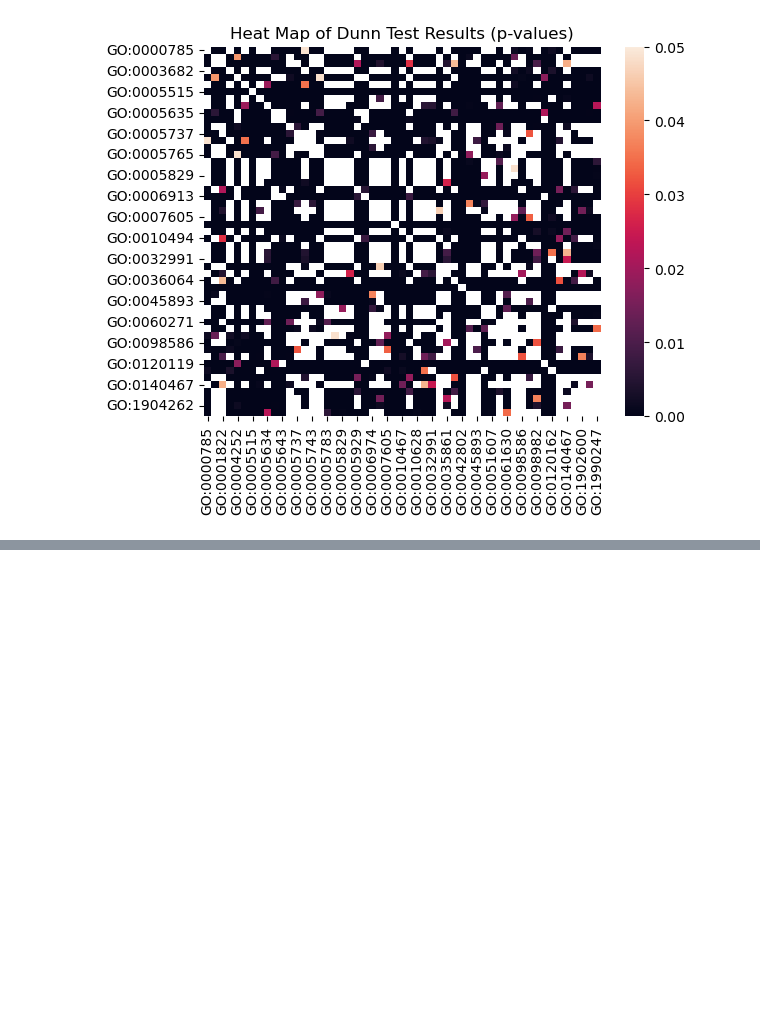
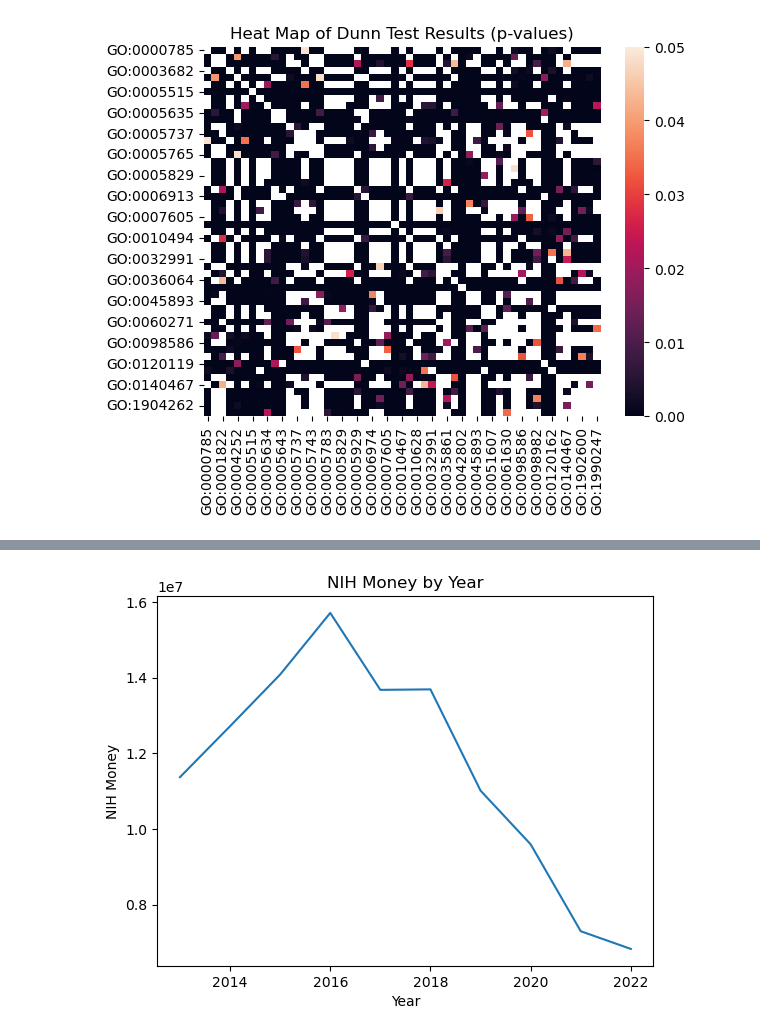
Before and after one commit to Moulica5374/NIH-Funding-Annotation-Analysis-Team-Project, a Jupyter notebook: Data_Analysis.ipynb, the cells around one changed output, grey strips where cells are left out. Saved outputs shown, nothing was run; the diff lists cells and outputs as text; code cells hidden in the pictures; blank space fills up the shorter version.

```diff
--- a/Data_Analysis.ipynb
+++ b/Data_Analysis.ipynb
@@ -627,0 +730,14 @@ Text(0.5, 1.0, 'Heat Map of Dunn Test Results (p-values)')
+# %%
+# Task 3: Given that California is clearly the most heavily funded
+# lets take a look at how funding and number of projects has varied over time
+
+# filter for only human taxons
+state_ca = data[data['ORG_STATE'] == 'CA'][['TOTAL_COST', 'FY']]
+
+# get total cost and number of projects per year
+state_ca_cost = state_ca.groupby('FY').agg(
+    num_projects = ('FY', 'size'),
+    total_cost = ('FY', 'sum')
+).reset_index()
+
+state_ca_cost.head()
@@ -627,0 +751,9 @@ Text(0.5, 1.0, 'Heat Map of Dunn Test Results (p-values)')
+# %%
+# plot a line graph showing how total cost and num projects have varied over time
+plt.plot(state_ca_cost['FY'], state_ca_cost['total_cost'], label = 'Total NIH Funding of Projects')
+plt.xlabel('Year')
+plt.ylabel('NIH Money')
+plt.title('NIH Money by Year')
+plt.show()
+# %% [output]
+[figure, added]
```
Also changed, not shown: parts of 13 cells of this notebook.
